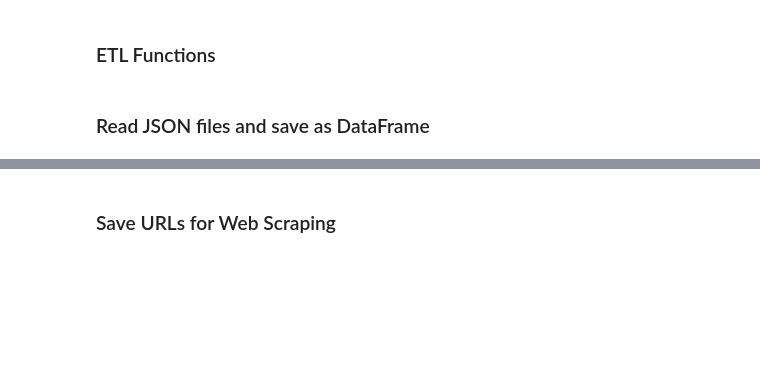
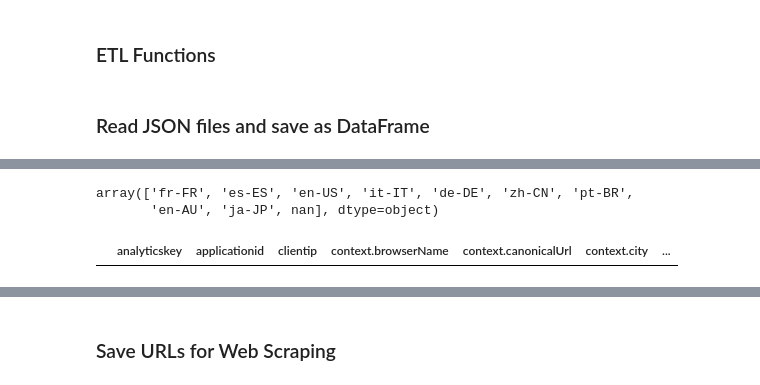
Before and after one commit to hhuijser/com-liferay-osb-pulpo-engine-contacts-deployment-private, a Jupyter notebook: osb-pulpo-jobs-interests/src/main/jupyter/interests.ipynb, the cells around one changed output, grey strips where cells are left out. Drawn from its saved outputs; the diff is of its cells as text; code cells hidden in the pictures; blank space fills up the shorter version.

```diff
--- a/osb-pulpo-jobs-interests/src/main/jupyter/interests.ipynb
+++ b/osb-pulpo-jobs-interests/src/main/jupyter/interests.ipynb
@@ -566,3 +645,11 @@ playFinishedSound()
+# %%
+with pd.option_context('display.max_rows', 10, 'display.max_columns', None, 'display.max_colwidth', 50):
+    display(full_df['context.contentLanguageId'].unique())
+    display(full_df[full_df['context.contentLanguageId'] == 'ru-RU'])
+# %% [output]
+array(['fr-FR', 'es-ES', 'en-US', 'it-IT', 'de-DE', 'zh-CN', 'pt-BR',
+       'en-AU', 'ja-JP', nan], dtype=object)
+|  | analyticskey | applicationid | clientip | context.browserName | context.canonicalUrl | context.city | ... |
 # %%
 %%time
 
```
Also changed, not shown: parts of 38 cells of this notebook, 3 other files.
